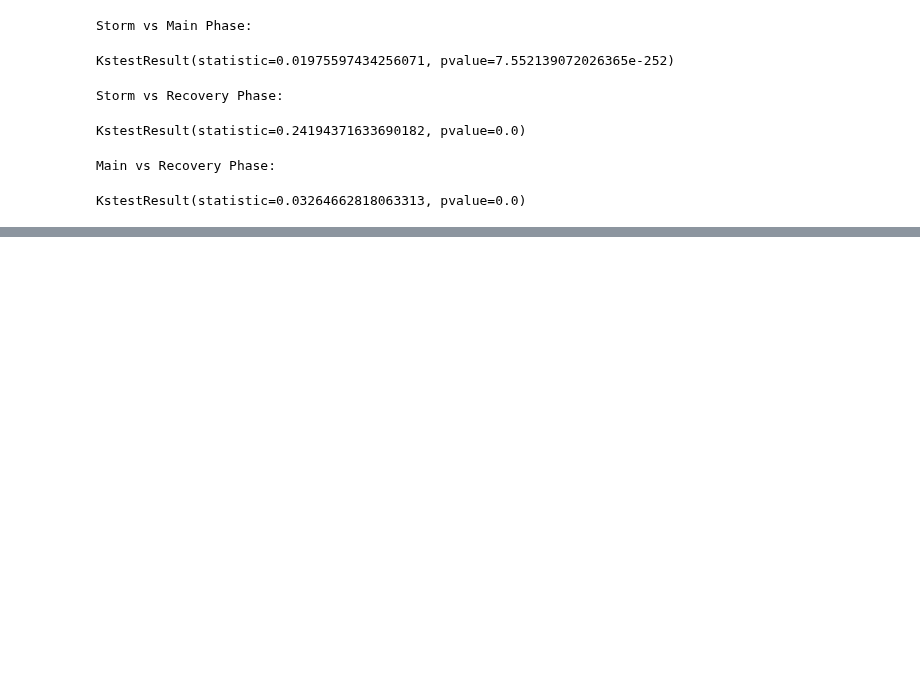
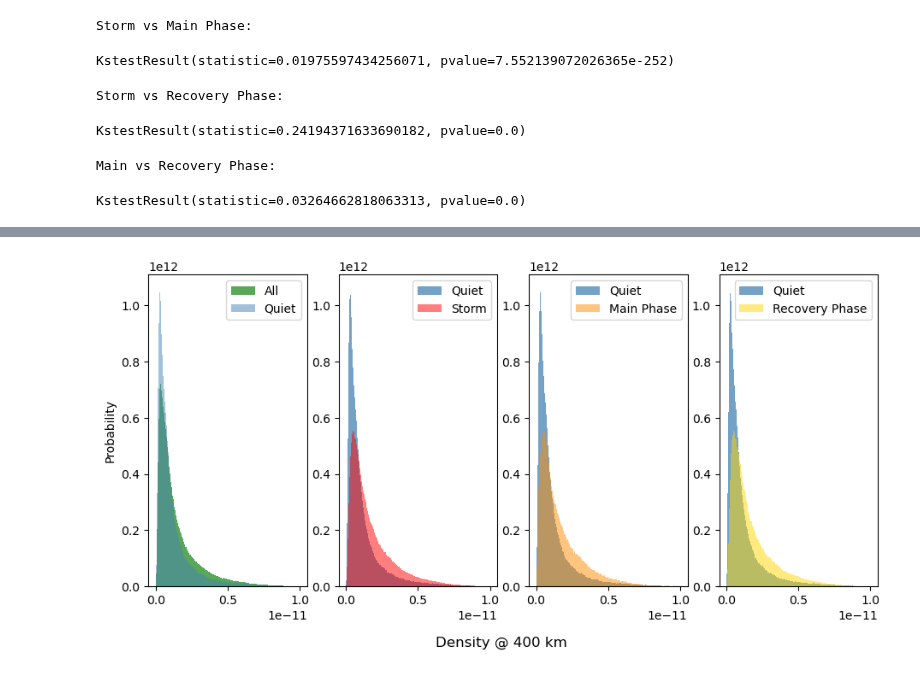
Before and after one commit to kylermurphy/SatDrag, a Jupyter notebook: Notebooks/Drag_KS_stat.ipynb, the cells around one changed output, grey strips where cells are left out. Saved outputs shown, nothing was run; the diff lists cells and outputs as text; code cells hidden in the pictures; blank space fills up the shorter version.

```diff
--- a/Notebooks/Drag_KS_stat.ipynb
+++ b/Notebooks/Drag_KS_stat.ipynb
@@ -179,0 +181,13 @@ array([7.45758700e-20, 1.71454165e-14, 3.42907585e-14, ...,
+# %%
+#pretty the figure
+for axn in ax:
+    axn.legend(loc='upper right')
+    axn.ticklabel_format(axis='y',style='sci', scilimits=(0,0))
+
+
+ax[0].set_ylabel('Probability')
+fig.supxlabel('Density @ 400 km', y=0.002)
+fig
+#plt.savefig(os.path.join(save_dir,'Queit_Storm_Pow.png'),facecolor='white', edgecolor='none')
+# %% [output]
+[figure, added]
```
Also changed, not shown: parts of 5 cells of this notebook.
